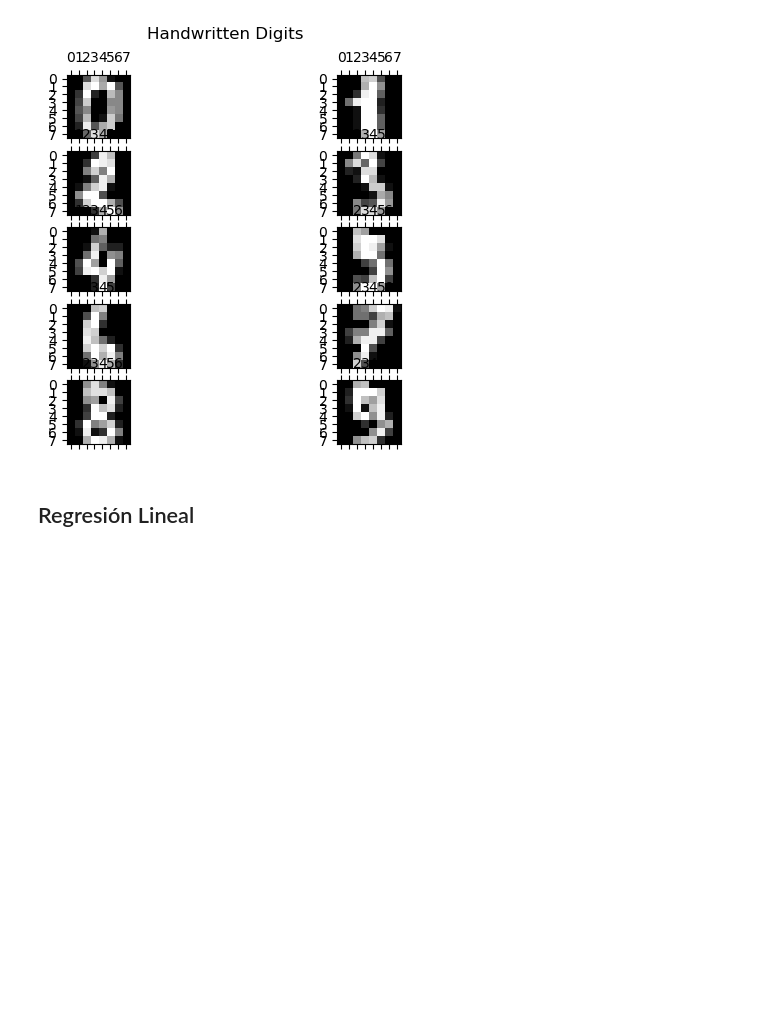
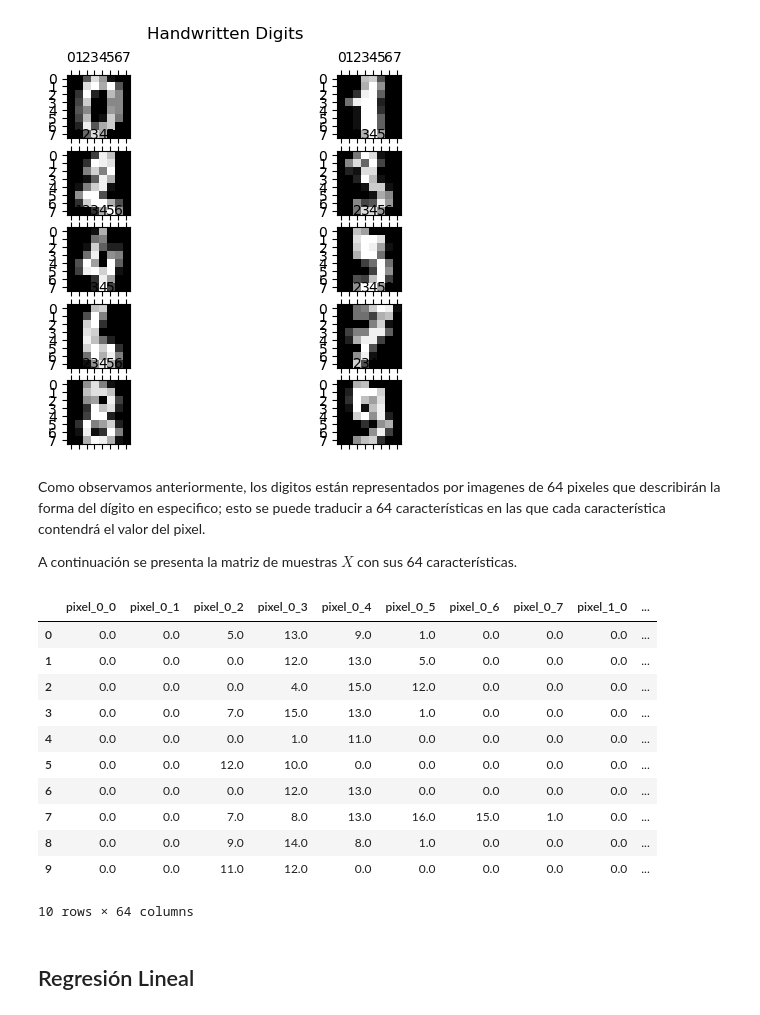
Before and after one commit to MonicaCabanas23/Clasificacion-y-Regresion-Lineal, a Jupyter notebook: Clasificacion_y_Regresion_Lineal.ipynb, the cells around one changed output. Cells and saved outputs as stored; diff of their text form; code cells hidden in the pictures; blank space fills up the shorter version.

Commit message:
:sparkles: Adding brief description to the digits dataset

```diff
--- a/Clasificacion_y_Regresion_Lineal.ipynb
+++ b/Clasificacion_y_Regresion_Lineal.ipynb
@@ -41,6 +48,26 @@ plt.show()
 # %% [output]
 <Figure size 640x480 with 0 Axes>
 [figure]
+# %% [markdown]
+Como observamos anteriormente, los digitos están representados por imagenes de 64 pixeles que describirán la forma del dígito en especifico; esto se puede traducir a 64 características en las que cada característica contendrá el valor del pixel.
+
+A continuación se presenta la matriz de muestras $X$ con sus 64 características.
+# %%
+digits_df = load_digits(as_frame=True)
+digits_df.data.head(10)
+# %% [output]
+|  | pixel_0_0 | pixel_0_1 | pixel_0_2 | pixel_0_3 | pixel_0_4 | pixel_0_5 | pixel_0_6 | pixel_0_7 | pixel_1_0 | ... |
+| 0 | 0.0 | 0.0 | 5.0 | 13.0 | 9.0 | 1.0 | 0.0 | 0.0 | 0.0 | ... |
+| 1 | 0.0 | 0.0 | 0.0 | 12.0 | 13.0 | 5.0 | 0.0 | 0.0 | 0.0 | ... |
+| 2 | 0.0 | 0.0 | 0.0 | 4.0 | 15.0 | 12.0 | 0.0 | 0.0 | 0.0 | ... |
+| 3 | 0.0 | 0.0 | 7.0 | 15.0 | 13.0 | 1.0 | 0.0 | 0.0 | 0.0 | ... |
+| 4 | 0.0 | 0.0 | 0.0 | 1.0 | 11.0 | 0.0 | 0.0 | 0.0 | 0.0 | ... |
+| 5 | 0.0 | 0.0 | 12.0 | 10.0 | 0.0 | 0.0 | 0.0 | 0.0 | 0.0 | ... |
+| 6 | 0.0 | 0.0 | 0.0 | 12.0 | 13.0 | 0.0 | 0.0 | 0.0 | 0.0 | ... |
+| 7 | 0.0 | 0.0 | 7.0 | 8.0 | 13.0 | 16.0 | 15.0 | 1.0 | 0.0 | ... |
+| 8 | 0.0 | 0.0 | 9.0 | 14.0 | 8.0 | 1.0 | 0.0 | 0.0 | 0.0 | ... |
+| 9 | 0.0 | 0.0 | 11.0 | 12.0 | 0.0 | 0.0 | 0.0 | 0.0 | 0.0 | ... |
+10 rows × 64 columns
 # %% [markdown]
 ## Regresión Lineal
 # %%
```
Also changed, not shown: parts of 2 cells of this notebook.
